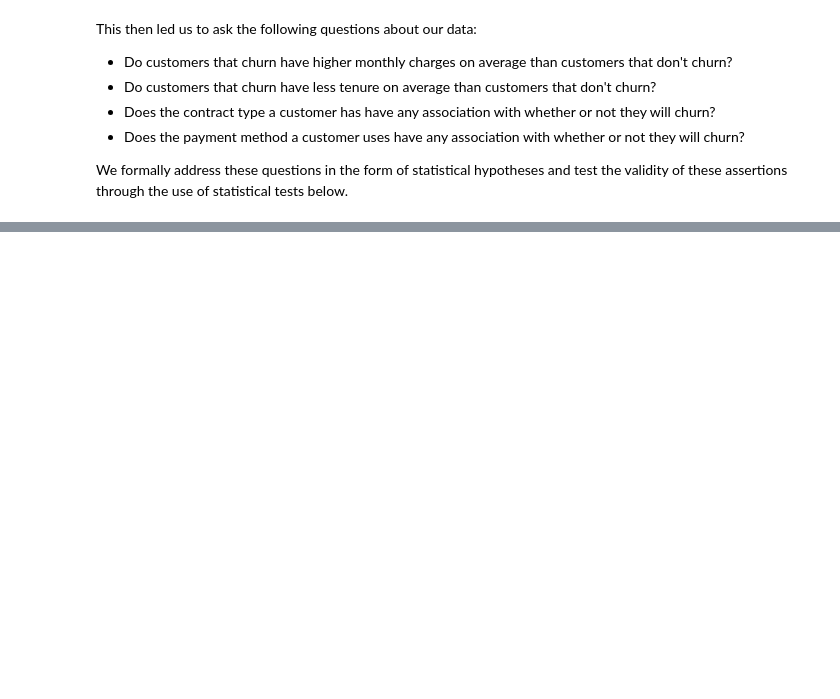
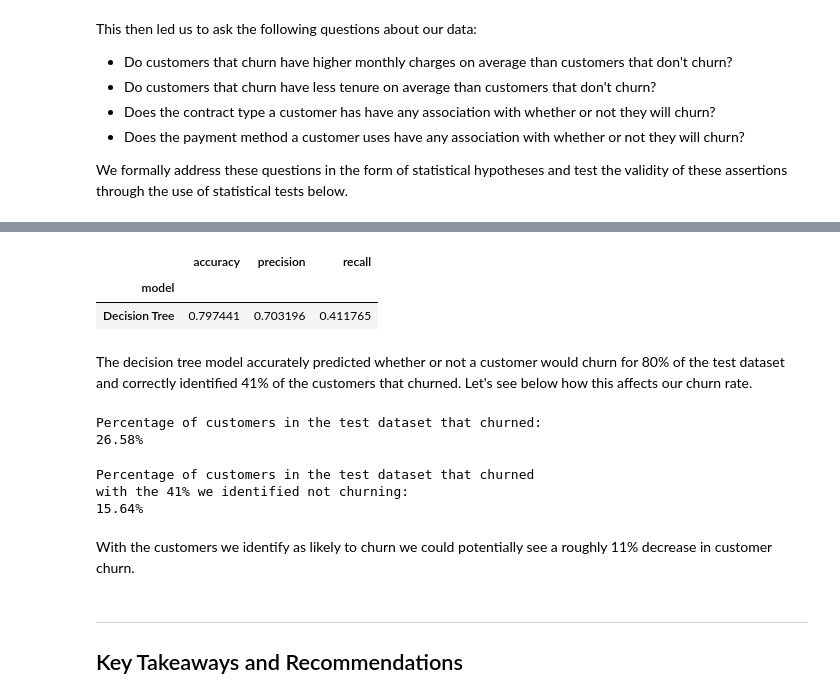
Before and after one commit to alegarcia-dev/telco-classification-project, a Jupyter notebook: Telco_Final_Report.ipynb, the cells around one changed output, grey strips where cells are left out. Saved outputs shown, nothing was run; the diff lists cells and outputs as text; code cells hidden in the pictures; blank space fills up the shorter version.

```diff
--- a/Telco_Final_Report.ipynb
+++ b/Telco_Final_Report.ipynb
@@ -127,0 +261,28 @@ We formally address these questions in the form of statistical hypotheses and te
+# %%
+# Here we will visualize the performance of our model on the test dataset and write the results to the
+# predictions.csv file. We pass only the decision tree model to the function.
+make_predictions_on_test(test, telco_customers, models['Decision Tree'])
+# %% [output]
+|  | accuracy | precision | recall |
+| model |  |  |  |
+| Decision Tree | 0.797441 | 0.703196 | 0.411765 |
+# %% [markdown]
+The decision tree model accurately predicted whether or not a customer would churn for 80% of the test dataset and correctly identified 41% of the customers that churned. Let's see below how this affects our churn rate.
+# %%
+# Show the percentage of customers that churned
+percentage_of_customers_that_churned(test)
+# %% [output]
+Percentage of customers in the test dataset that churned:
+26.58%
+# %%
+reduced_percentage(0.2658, 0.4117)
+# %% [output]
+Percentage of customers in the test dataset that churned
+with the 41% we identified not churning:
+15.64%
+# %% [markdown]
+With the customers we identify as likely to churn we could potentially see a roughly 11% decrease in customer churn.
+# %% [markdown]
+---
+
+## Key Takeaways and Recommendations
```
Also changed, not shown: parts of 21 cells of this notebook, 7 other files.
